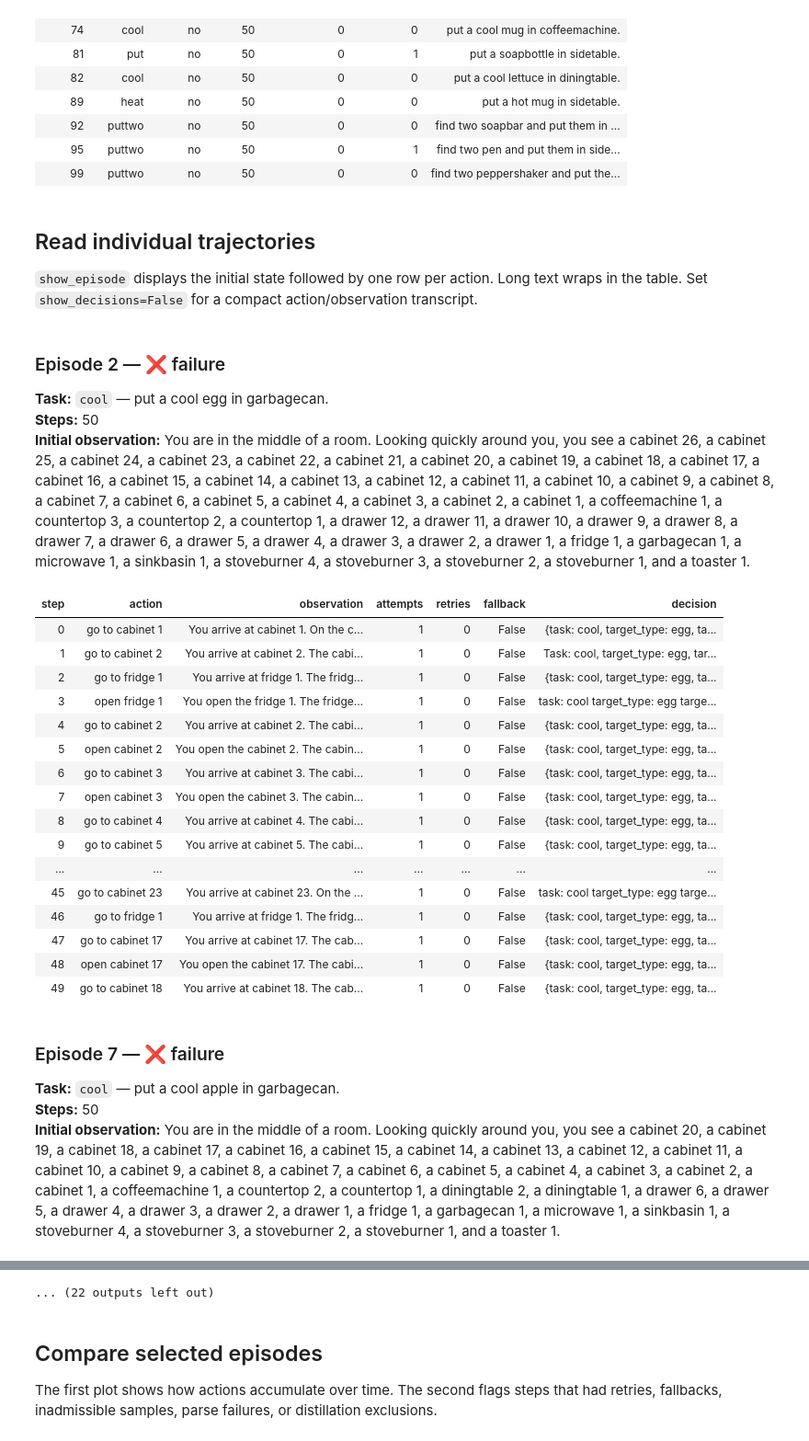
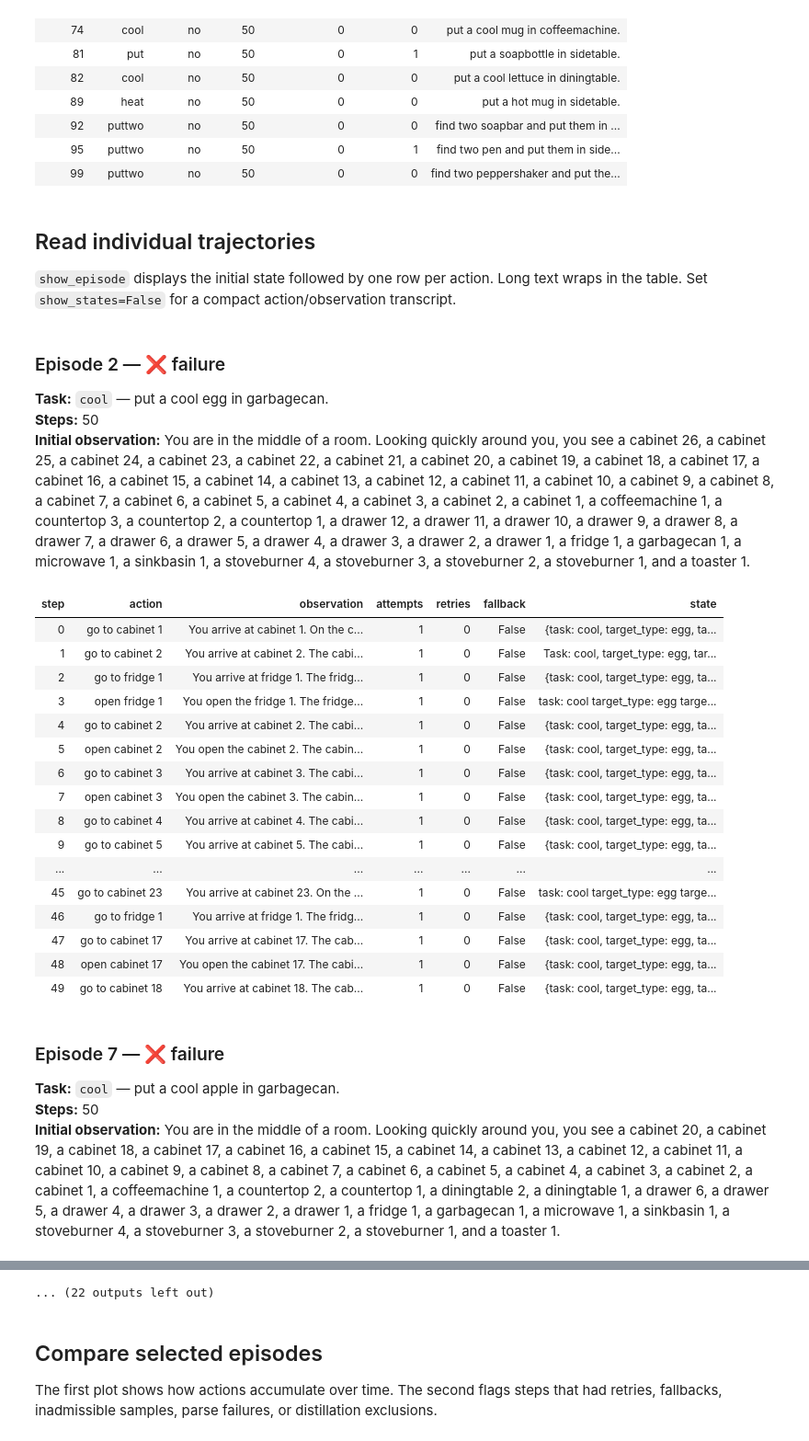
Before and after one commit to limyixiang/Ctrl-G, a Jupyter notebook: ctrlg-alfworld/notebooks/episode_history_analysis.ipynb, the cells around one changed output, grey strips where cells are left out. Shown at 92% size. Saved outputs shown, nothing was run; the diff lists cells and outputs as text; code cells hidden in the pictures.

Commit message:
Refactor decision block to state block

```diff
--- a/ctrlg-alfworld/notebooks/episode_history_analysis.ipynb
+++ b/ctrlg-alfworld/notebooks/episode_history_analysis.ipynb
@@ -98,7 +98,7 @@ for episode in episodes:
             "step": step.get("step", step_position),
             "action": step.get("action_taken", step.get("action")),
             "model_action": step.get("selected_model_action"),
-            "decision": step.get("selected_model_decision", step.get("decision")),
+            "state": step.get("selected_model_state", step.get("state")),
             "observation": step.get("observation"),
             "selected_sample": step.get("selected_sample"),
             "sample_attempts": step.get("sample_attempts"),
@@ -118,7 +118,7 @@ for episode in episodes:
                 "sample": candidate.get("sample", candidate_position),
                 "selected": candidate.get("sample", candidate_position) == step.get("selected_sample"),
                 "model_action": candidate.get("model_action"),
-                "model_decision": candidate.get("model_decision"),
+                "model_state": candidate.get("model_state"),
                 "action_was_admissible": candidate.get("action_was_admissible"),
                 "parse_ok": candidate.get("parse_ok"),
                 "parse_errors": candidate.get("parse_errors") or [],
@@ -240,7 +240,7 @@ else:
 # %% [markdown]
 ## Read individual trajectories
 
-`show_episode` displays the initial state followed by one row per action. Long text wraps in the table. Set `show_decisions=False` for a compact action/observation transcript.
+`show_episode` displays the initial state followed by one row per action. Long text wraps in the table. Set `show_states=False` for a compact action/observation transcript.
 # %%
 def _clip(value: Any, max_chars: int | None) -> Any:
     if value is None or max_chars is None:
@@ -249,7 +249,7 @@ def _clip(value: Any, max_chars: int | None) -> Any:
     return text if len(text) <= max_chars else text[: max_chars - 1] + "…"
 
 
-def show_episode(episode_id: int, *, show_decisions: bool = True, show_candidates: bool = False,
+def show_episode(episode_id: int, *, show_states: bool = True, show_candidates: bool = False,
                  max_chars: int | None = 500) -> pd.DataFrame:
     if episode_id not in episode_lookup:
         raise KeyError(f"Unknown episode {episode_id}. Available range: {min(episode_lookup)}–{max(episode_lookup)}")
@@ -265,37 +265,37 @@ def show_episode(episode_id: int, *, show_decisions: bool = True, show_candidate
 
     rows = []
     for position, step in enumerate(episode.get("steps", [])):
         row = {
             "step": step.get("step", position),
             "action": _clip(step.get("action_taken", step.get("action")), max_chars),
             "observation": _clip(step.get("observation"), max_chars),
             "attempts": step.get("sample_attempts"),
             "retries": step.get("empty_action_retries"),
             "fallback": bool(step.get("fallback_used")),
         }
-        if show_decisions:
-            row["decision"] = _clip(step.get("selected_model_decision", step.get("decision")), max_chars)
+        if show_states:
+            row["state"] = _clip(step.get("selected_model_state", step.get("state")), max_chars)
         rows.append(row)
 
     trajectory = pd.DataFrame(rows)
     display(trajectory.style.set_properties(**{"white-space": "pre-wrap", "text-align": "left"}).hide(axis="index"))
 
     if show_candidates:
         candidates = candidate_df[candidate_df["episode"].eq(episode_id)].copy()
         display(Markdown("#### Candidate samples"))
         display(candidates.style.set_properties(**{"white-space": "pre-wrap", "text-align": "left"}).hide(axis="index"))
     return trajectory
 
 
 for episode_id in selected_ids:
-    show_episode(episode_id, show_decisions=True, show_candidates=False, max_chars=500)
+    show_episode(episode_id, show_states=True, show_candidates=False, max_chars=500)
 # %% [output]
 ### Episode 2 — ❌ failure
 
 **Task:** `cool` — put a cool egg in garbagecan.
 **Steps:** 50
 **Initial observation:** You are in the middle of a room. Looking quickly around you, you see a cabinet 26, a cabinet 25, a cabinet 24, a cabinet 23, a cabinet 22, a cabinet 21, a cabinet 20, a cabinet 19, a cabinet 18, a cabinet 17, a cabinet 16, a cabinet 15, a cabinet 14, a cabinet 13, a cabinet 12, a cabinet 11, a cabinet 10, a cabinet 9, a cabinet 8, a cabinet 7, a cabinet 6, a cabinet 5, a cabinet 4, a cabinet 3, a cabinet 2, a cabinet 1, a coffeemachine 1, a countertop 3, a countertop 2, a countertop 1, a drawer 12, a drawer 11, a drawer 10, a drawer 9, a drawer 8, a drawer 7, a drawer 6, a drawer 5, a drawer 4, a drawer 3, a drawer 2, a drawer 1, a fridge 1, a garbagecan 1, a microwave 1, a sinkbasin 1, a stoveburner 4, a stoveburner 3, a stoveburner 2, a stoveburner 1, and a toaster 1.
-| step | action | observation | attempts | retries | fallback | decision |
+| step | action | observation | attempts | retries | fallback | state |
 | 0 | go to cabinet 1 | You arrive at cabinet 1. On the c... | 1 | 0 | False | {task: cool, target_type: egg, ta... |
 | 1 | go to cabinet 2 | You arrive at cabinet 2. The cabi... | 1 | 0 | False | Task: cool, target_type: egg, tar... |
 | 2 | go to fridge 1 | You arrive at fridge 1. The fridg... | 1 | 0 | False | {task: cool, target_type: egg, ta... |
```
Also changed, not shown: parts of 4 cells of this notebook, 39 other files.
